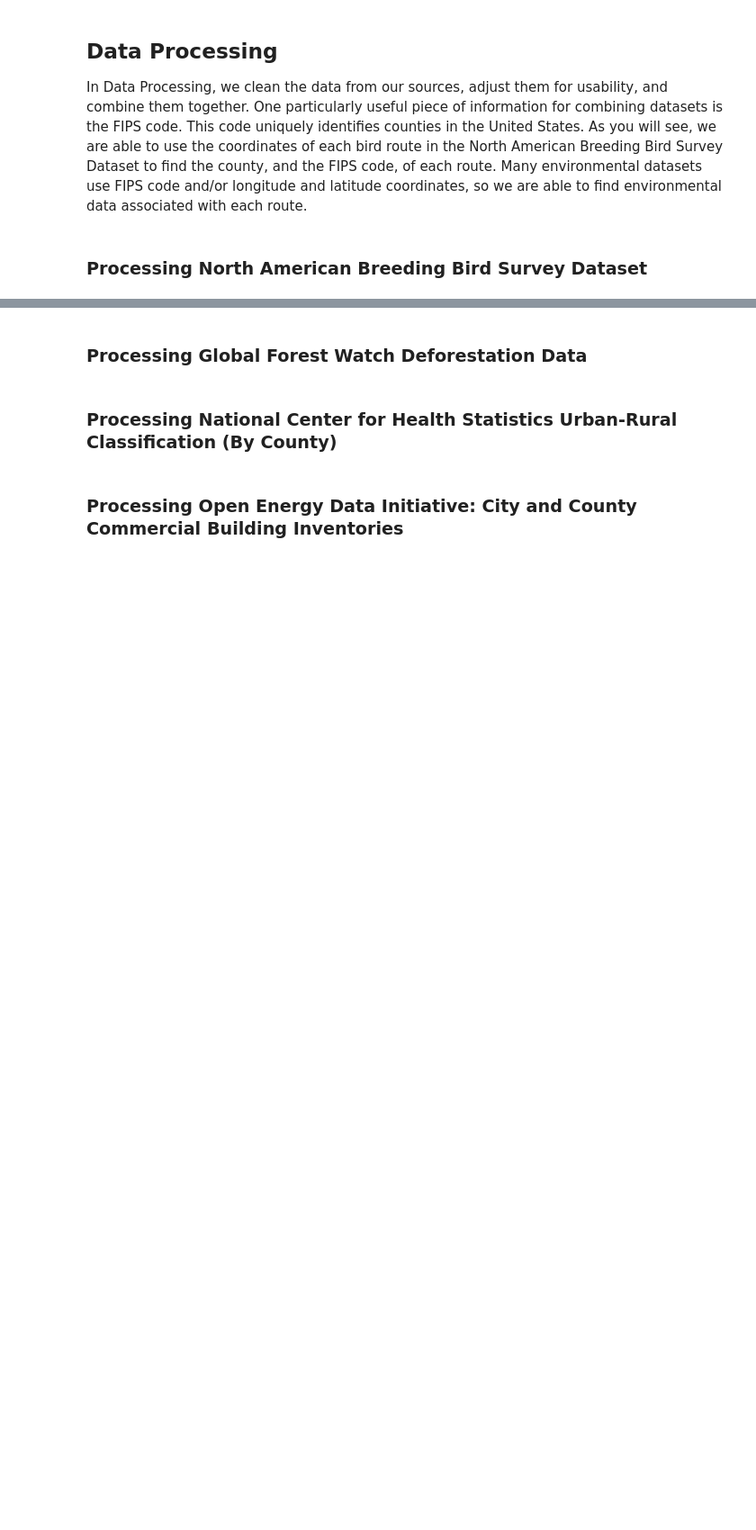
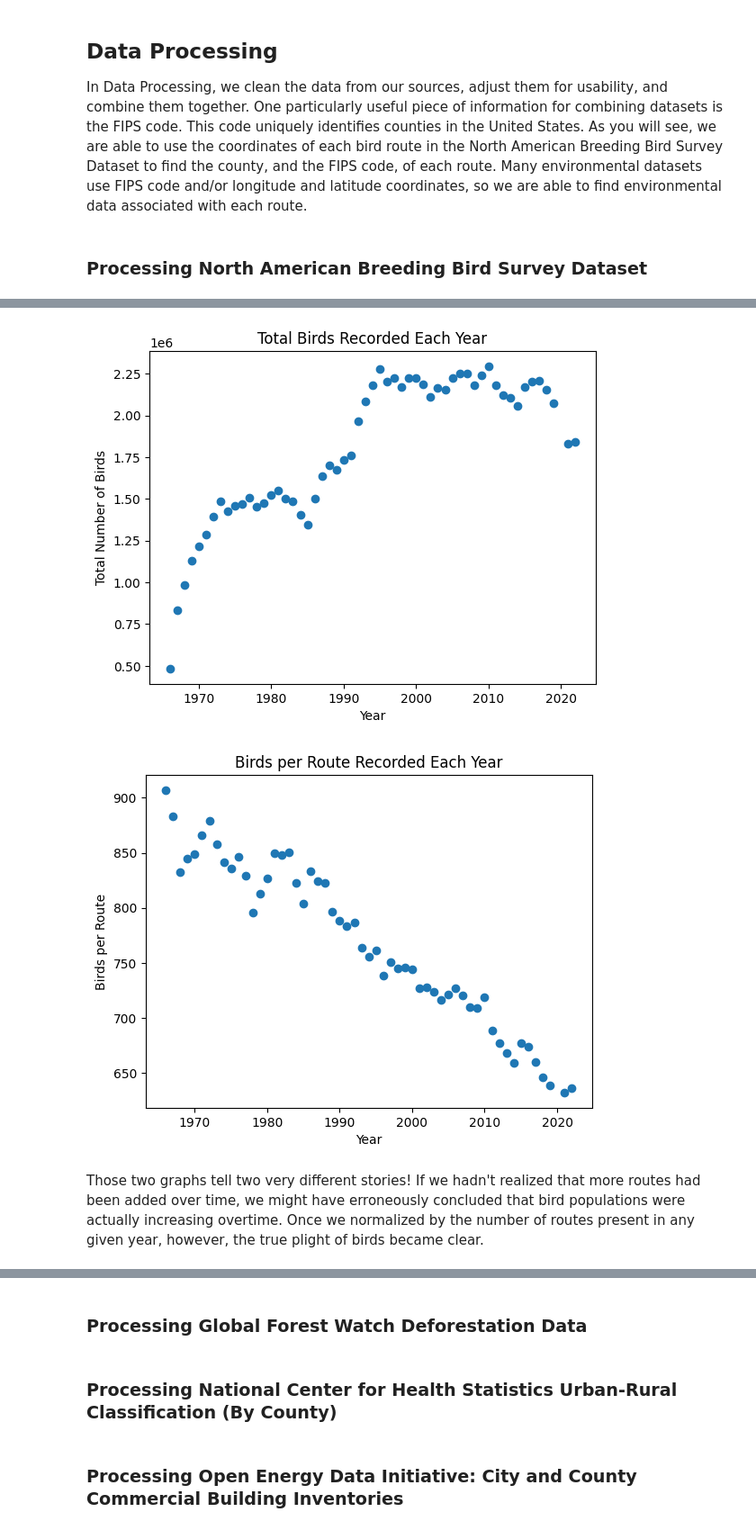
Before and after one commit to Calvin-Davis/CMSC320-FinalProject-Birds, a Jupyter notebook: Code/compiled_submission.ipynb, the cells around one changed output, grey strips where cells are left out. Shown: that part at 90% size. Saved outputs shown, nothing was run; the diff lists cells and outputs as text; code cells hidden in the pictures; blank space fills up the shorter version.

Commit message:
Processing North American Breeding Bird Survey Dataset basically done

```diff
--- a/Code/compiled_submission.ipynb
+++ b/Code/compiled_submission.ipynb
@@ -123,0 +209,11 @@ In Data Processing, we clean the data from our sources, adjust them for usabilit
+# %%
+# Sum across AOU for every route
+interval_stop_copy = interval_stop_copy.groupby(['RouteDataID','CountryNum', 'StateNum', 'Route', 'Year']).agg({'Count10_mean':['sum'], 'Count20_mean':['sum'], 'Count30_mean':['sum'], 'Count40_mean':['sum'], 'Count50_mean':['sum'], 'StopTotal_mean':['sum'], 'SpeciesTotal_mean':['sum']})
+
+# Flatten the multiindices in both the columns and rows
+interval_stop_copy.columns = ['_'.join(col) for col in interval_stop_copy.columns.values]
+interval_stop_copy.reset_index(inplace=True)
+
+# MS stands for MeanSum (we took the average across run protocols, then totaled the count across species)
+interval_stop_copy.columns = ['RouteDataID', 'CountryNum', 'StateNum', 'Route', 'Year', 'Count10_MS', 'Count20_MS', 'Count30_MS', 'Count40_MS', 'Count50_MS', 'StopTotal_MS', 'SpeciesTotal_MS']
+interval_stop_copy.head(5)
@@ -123,0 +319,15 @@ In Data Processing, we clean the data from our sources, adjust them for usabilit
+# %%
+birds_by_year = interval_stop_copy[['Year', 'SpeciesTotal_MS']].groupby(['Year'])
+count = birds_by_year.size()
+
+birds_by_year = birds_by_year.agg({'SpeciesTotal_MS' : ['sum']})
+
+# Flatten the multiindices in both the columns and rows
+birds_by_year.columns = ['_'.join(col) for col in birds_by_year.columns.values]
+birds_by_year.reset_index(inplace=True)
+
+birds_by_year.columns = ['Year', 'SpeciesTotal']
+count.index = birds_by_year.index
+birds_by_year['BirdsPerRoute'] = birds_by_year['SpeciesTotal'] / count
+
+birds_by_year.head(5)
@@ -123,0 +341,19 @@ In Data Processing, we clean the data from our sources, adjust them for usabilit
+# %%
+# Raw bird count per year
+plt.scatter(birds_by_year['Year'], birds_by_year['SpeciesTotal'])
+plt.title("Total Birds Recorded Each Year")
+plt.xlabel("Year")
+plt.ylabel("Total Number of Birds")
+plt.show()
+
+# Bird count normalized by number of routes per year
+plt.scatter(birds_by_year['Year'], birds_by_year['BirdsPerRoute'])
+plt.title("Birds per Route Recorded Each Year")
+plt.xlabel("Year")
+plt.ylabel("Birds per Route")
+plt.show()
+# %% [output]
+[figure, added]
+[figure, added]
+# %% [markdown]
+Those two graphs tell two very different stories! If we hadn't realized that more routes had been added over time, we might have erroneously concluded that bird populations were actually increasing overtime. Once we normalized by the number of routes present in any given year, however, the true plight of birds became clear.
```
Also changed, not shown: parts of 22 cells of this notebook.
